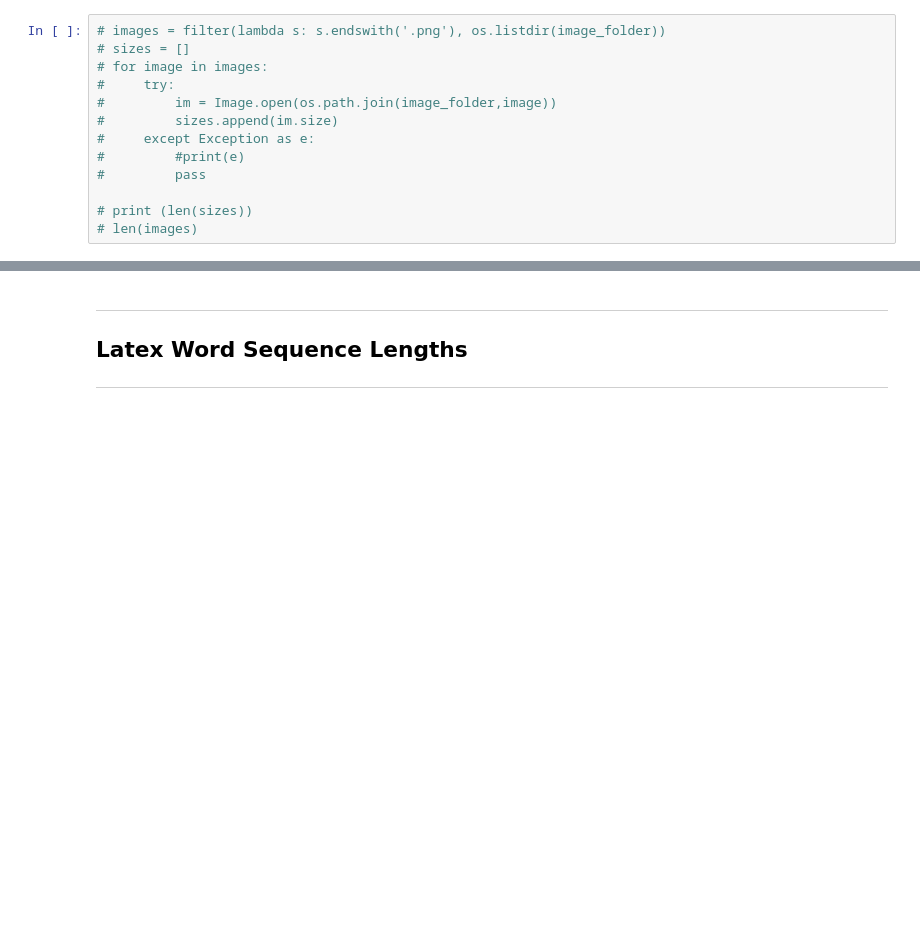
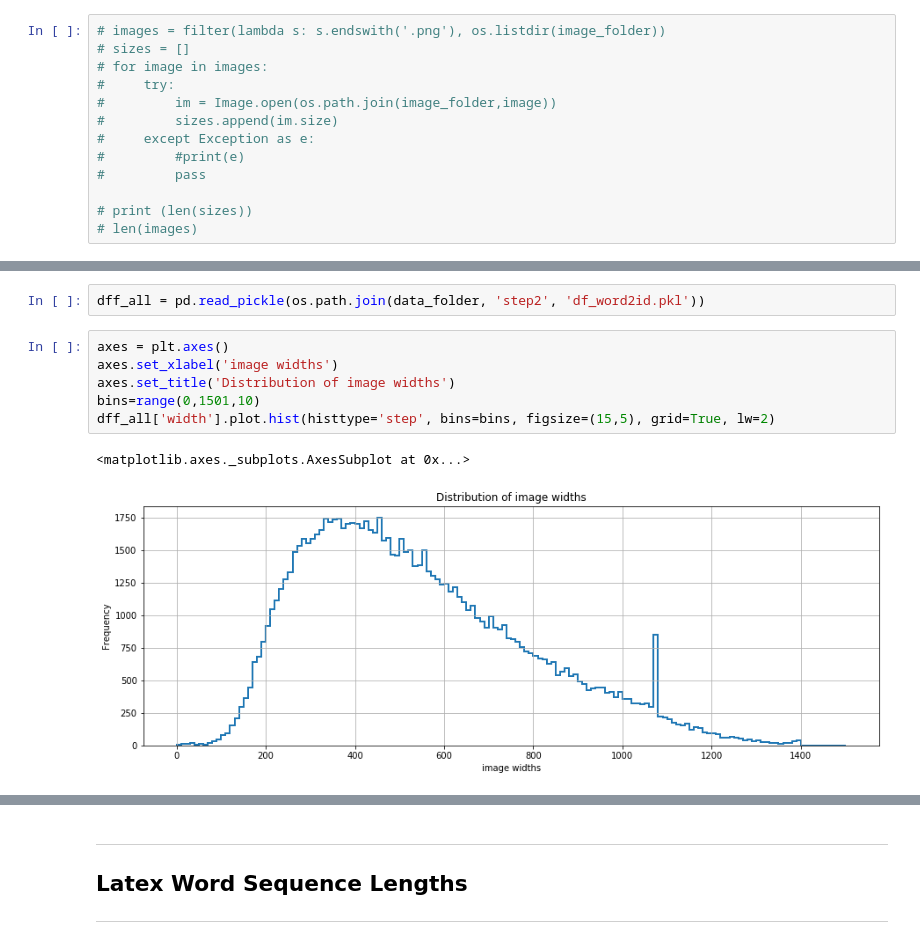
Before and after one commit to untrix/im2latex, a Jupyter notebook: src/preprocessing_step_3_filter.ipynb, the cells around one changed output, grey strips where cells are left out. Drawn from its saved outputs; the diff is of its cells as text; blank space fills up the shorter version.

```diff
--- a/src/preprocessing_step_3_filter.ipynb
+++ b/src/preprocessing_step_3_filter.ipynb
@@ -246,0 +255,11 @@ min pixel=0.000000, max=255.000000
+# %%
+dff_all = pd.read_pickle(os.path.join(data_folder, 'step2', 'df_word2id.pkl'))
+# %%
+axes = plt.axes()
+axes.set_xlabel('image widths')
+axes.set_title('Distribution of image widths')
+bins=range(0,1501,10)
+dff_all['width'].plot.hist(histtype='step', bins=bins, figsize=(15,5), grid=True, lw=2)
+# %% [output]
+<matplotlib.axes._subplots.AxesSubplot at 0x...>
+[figure, added]
```
Also changed, not shown: parts of 46 cells of this notebook, 6 other files.
